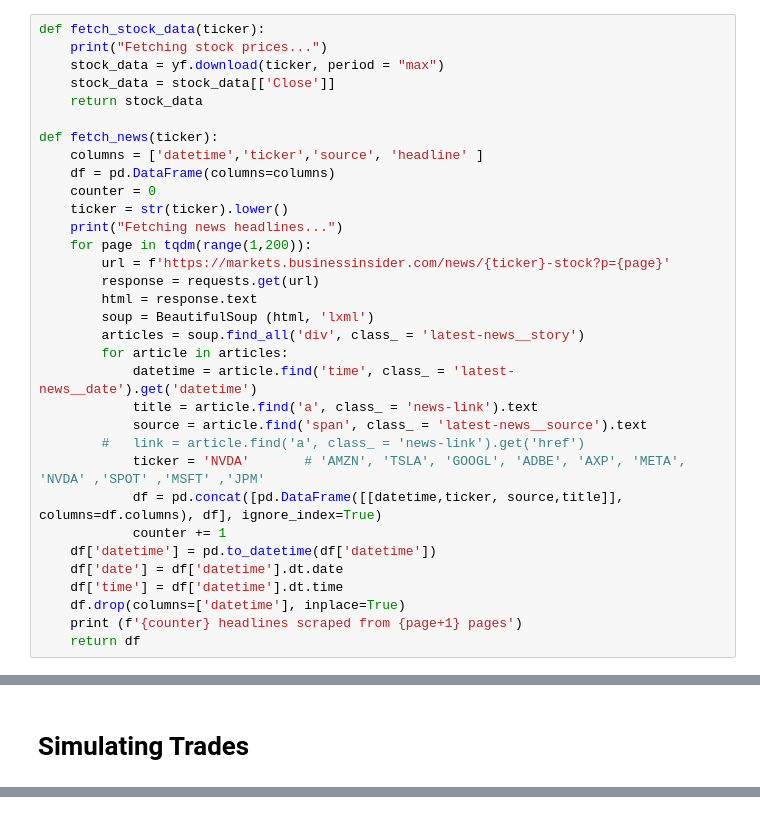
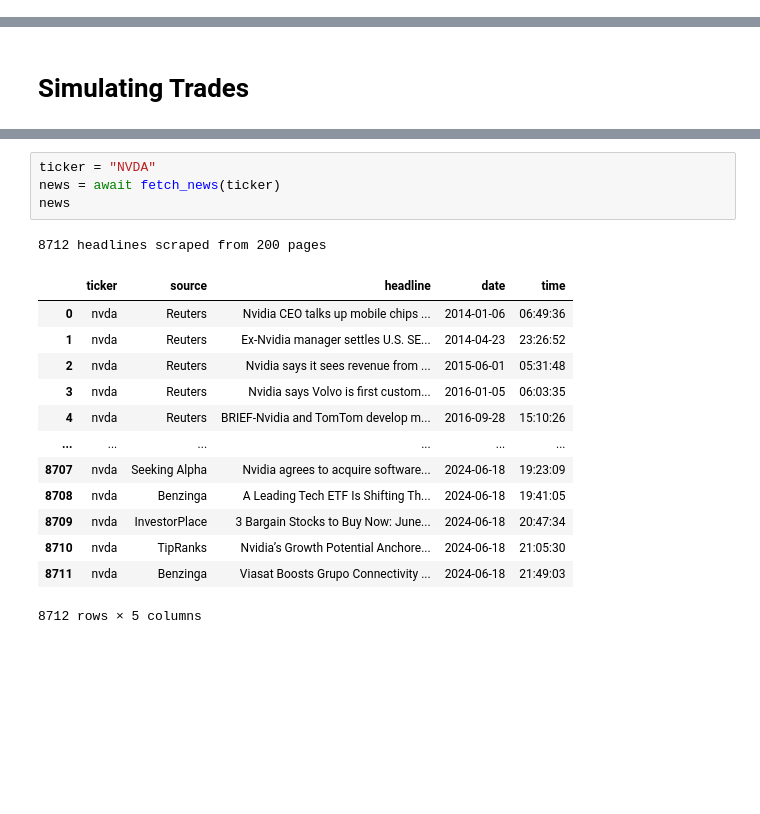
Before and after one commit to luficerg/STOCK_ANALYSIS, a Jupyter notebook: notebook/stock-v1-1.ipynb, the cells around one changed output, grey strips where cells are left out. Drawn from its saved outputs; the diff is of its cells as text; blank space fills up the shorter version.

```diff
--- a/notebook/stock-v1-1.ipynb
+++ b/notebook/stock-v1-1.ipynb
@@ -52,36 +31,3 @@ analyzer = SentimentIntensityAnalyzer()
 [nltk_data]   Package vader_lexicon is already up-to-date!
 # %% [markdown]
 # Fetcthing data
-# %%
-def fetch_stock_data(ticker):
-    print("Fetching stock prices...")
-    stock_data = yf.download(ticker, period = "max")
-    stock_data = stock_data[['Close']]
-    return stock_data
-
-def fetch_news(ticker):
-    columns = ['datetime','ticker','source', 'headline' ]
-    df = pd.DataFrame(columns=columns)
-    counter = 0
-    ticker = str(ticker).lower()
-    print("Fetching news headlines...")
-    for page in tqdm(range(1,200)):
-        url = f'https://markets.businessinsider.com/news/{ticker}-stock?p={page}'
-        response = requests.get(url)
-        html = response.text
-        soup = BeautifulSoup (html, 'lxml')
-        articles = soup.find_all('div', class_ = 'latest-news__story')
-        for article in articles:
-            datetime = article.find('time', class_ = 'latest-news__date').get('datetime')
-            title = article.find('a', class_ = 'news-link').text
-            source = article.find('span', class_ = 'latest-news__source').text
-        #   link = article.find('a', class_ = 'news-link').get('href')
-            ticker = 'NVDA'       # 'AMZN', 'TSLA', 'GOOGL', 'ADBE', 'AXP', 'META', 'NVDA' ,'SPOT' ,'MSFT' ,'JPM'
-            df = pd.concat([pd.DataFrame([[datetime,ticker, source,title]], columns=df.columns), df], ignore_index=True)
-            counter += 1
-    df['datetime'] = pd.to_datetime(df['datetime'])
-    df['date'] = df['datetime'].dt.date
-    df['time'] = df['datetime'].dt.time
-    df.drop(columns=['datetime'], inplace=True)
-    print (f'{counter} headlines scraped from {page+1} pages')
-    return df
@@ -286 +415,20 @@ def final(ticker, rate, intial, df):
+# %%
+ticker = "NVDA"
+news = await fetch_news(ticker)
+news
+# %% [output]
+8712 headlines scraped from 200 pages
+|  | ticker | source | headline | date | time |
+| 0 | nvda | Reuters | Nvidia CEO talks up mobile chips ... | 2014-01-06 | 06:49:36 |
+| 1 | nvda | Reuters | Ex-Nvidia manager settles U.S. SE... | 2014-04-23 | 23:26:52 |
+| 2 | nvda | Reuters | Nvidia says it sees revenue from ... | 2015-06-01 | 05:31:48 |
+| 3 | nvda | Reuters | Nvidia says Volvo is first custom... | 2016-01-05 | 06:03:35 |
+| 4 | nvda | Reuters | BRIEF-Nvidia and TomTom develop m... | 2016-09-28 | 15:10:26 |
+| ... | ... | ... | ... | ... | ... |
+| 8707 | nvda | Seeking Alpha | Nvidia agrees to acquire software... | 2024-06-18 | 19:23:09 |
+| 8708 | nvda | Benzinga | A Leading Tech ETF Is Shifting Th... | 2024-06-18 | 19:41:05 |
+| 8709 | nvda | InvestorPlace | 3 Bargain Stocks to Buy Now: June... | 2024-06-18 | 20:47:34 |
+| 8710 | nvda | TipRanks | Nvidia’s Growth Potential Anchore... | 2024-06-18 | 21:05:30 |
+| 8711 | nvda | Benzinga | Viasat Boosts Grupo Connectivity ... | 2024-06-18 | 21:49:03 |
+8712 rows × 5 columns
 # %%
```
Also changed, not shown: parts of 18 cells of this notebook, 9 other files.
